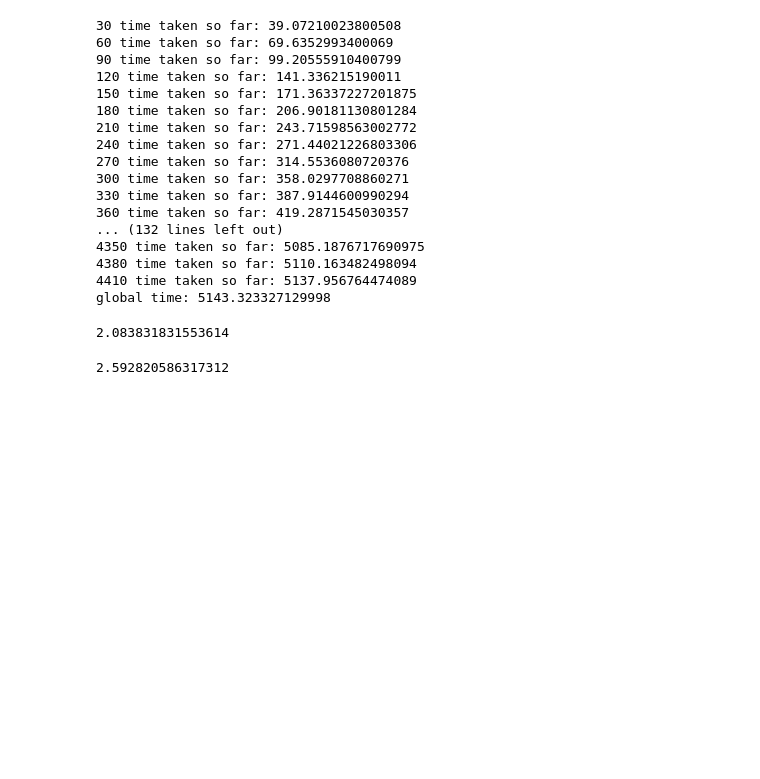
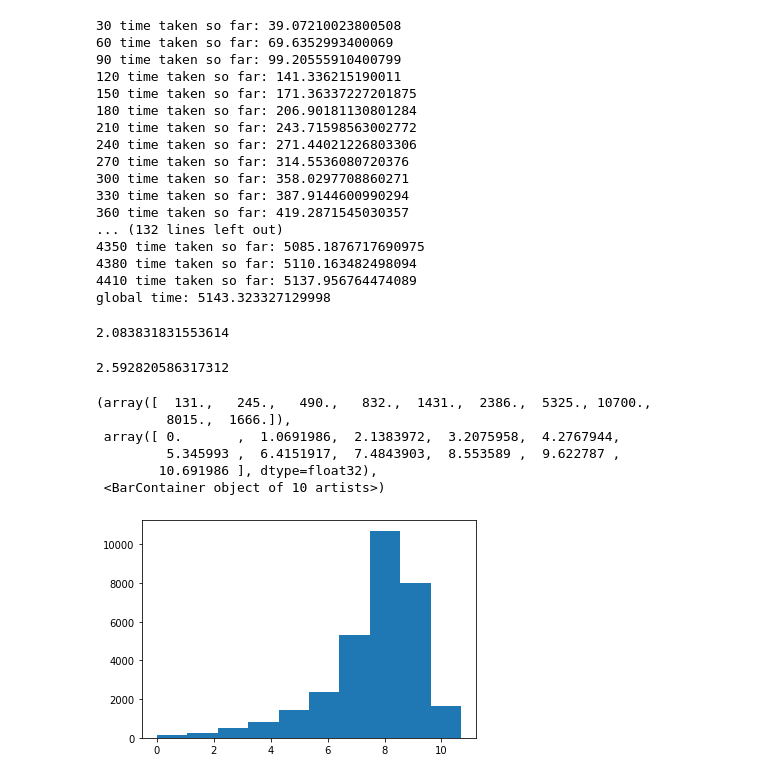
Before and after one commit to psaunderualberta/466_Group_Project, a Jupyter notebook: src/embeddings3.ipynb, the cells around one changed output. Drawn from its saved outputs; the diff is of its cells as text; code cells hidden in the pictures; blank space fills up the shorter version.

```diff
--- a/src/embeddings3.ipynb
+++ b/src/embeddings3.ipynb
@@ -293,3 +293,13 @@ mean_squared_error(preds, actual, squared=False)
 mean_squared_error(main_preds, actual, squared=False)
 # %% [output]
 2.592820586317312
+# %%
+plt.hist(preds)
+# %% [output]
+(array([  131.,   245.,   490.,   832.,  1431.,  2386.,  5325., 10700.,
+         8015.,  1666.]),
+ array([ 0.       ,  1.0691986,  2.1383972,  3.2075958,  4.2767944,
+         5.345993 ,  6.4151917,  7.4843903,  8.553589 ,  9.622787 ,
+        10.691986 ], dtype=float32),
+ <BarContainer object of 10 artists>)
+[figure, added]
```
Also changed, not shown: parts of 3 cells of this notebook.
